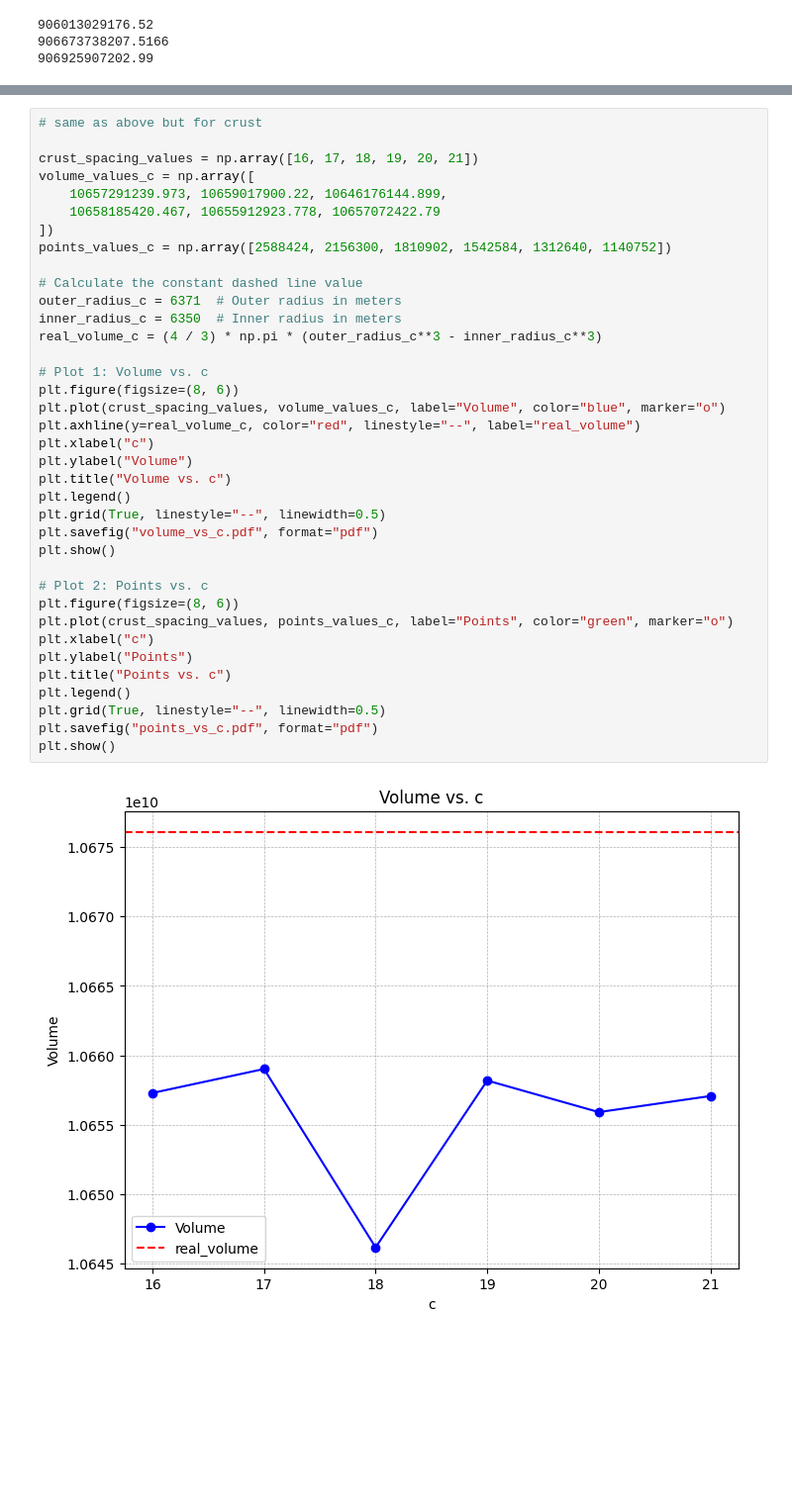
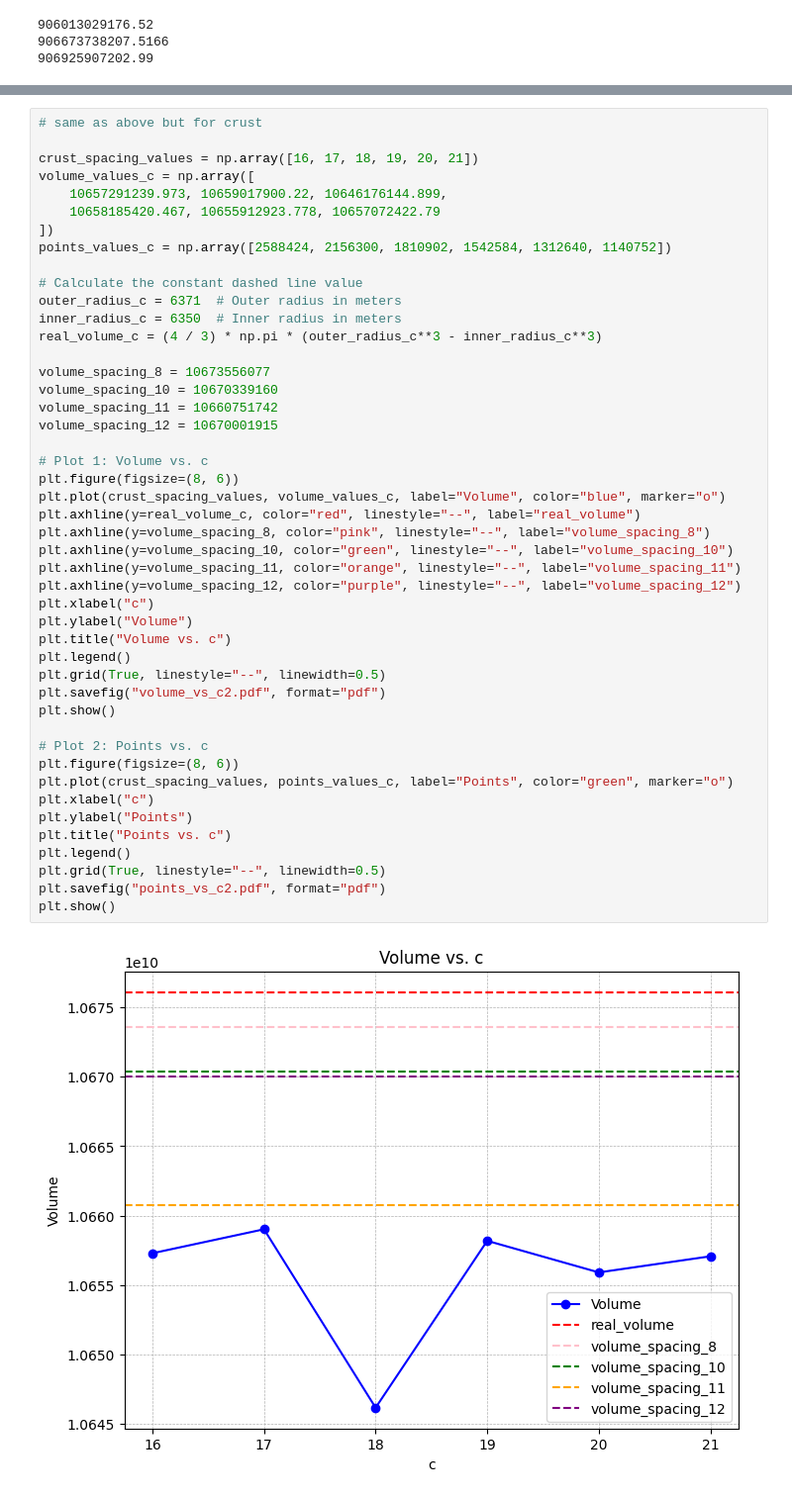
Before and after one commit to claradima/geonu_oscillation, a Jupyter notebook: scripts/scratch.ipynb, the cells around one changed output, grey strips where cells are left out. Shown at 99% size. Drawn from its saved outputs; the diff is of its cells as text; blank space fills up the shorter version.

```diff
--- a/scripts/scratch.ipynb
+++ b/scripts/scratch.ipynb
@@ -743,36 +743,45 @@ volume_values_c = np.array([
     10658185420.467, 10655912923.778, 10657072422.79
 ])
 points_values_c = np.array([2588424, 2156300, 1810902, 1542584, 1312640, 1140752])
 
 # Calculate the constant dashed line value
 outer_radius_c = 6371  # Outer radius in meters
 inner_radius_c = 6350  # Inner radius in meters
 real_volume_c = (4 / 3) * np.pi * (outer_radius_c**3 - inner_radius_c**3)
 
+volume_spacing_8 = 10673556077
+volume_spacing_10 = 10670339160
+volume_spacing_11 = 10660751742
+volume_spacing_12 = 10670001915
+
 # Plot 1: Volume vs. c
 plt.figure(figsize=(8, 6))
 plt.plot(crust_spacing_values, volume_values_c, label="Volume", color="blue", marker="o")
 plt.axhline(y=real_volume_c, color="red", linestyle="--", label="real_volume")
+plt.axhline(y=volume_spacing_8, color="pink", linestyle="--", label="volume_spacing_8")
+plt.axhline(y=volume_spacing_10, color="green", linestyle="--", label="volume_spacing_10")
+plt.axhline(y=volume_spacing_11, color="orange", linestyle="--", label="volume_spacing_11")
+plt.axhline(y=volume_spacing_12, color="purple", linestyle="--", label="volume_spacing_12")
 plt.xlabel("c")
 plt.ylabel("Volume")
 plt.title("Volume vs. c")
 plt.legend()
 plt.grid(True, linestyle="--", linewidth=0.5)
-plt.savefig("volume_vs_c.pdf", format="pdf")
+plt.savefig("volume_vs_c2.pdf", format="pdf")
 plt.show()
 
 # Plot 2: Points vs. c
 plt.figure(figsize=(8, 6))
 plt.plot(crust_spacing_values, points_values_c, label="Points", color="green", marker="o")
 plt.xlabel("c")
 plt.ylabel("Points")
 plt.title("Points vs. c")
 plt.legend()
 plt.grid(True, linestyle="--", linewidth=0.5)
-plt.savefig("points_vs_c.pdf", format="pdf")
+plt.savefig("points_vs_c2.pdf", format="pdf")
 plt.show()
 # %% [output]
-[figure, old version]
+[figure, new version]
 [figure]
 # %%
 # The crust volume is consistently lower than the real crust volume!!! That is an issue -> must prioritize making a finer grid for crust, using disk space maybe
```
Also changed, not shown: parts of 4 cells of this notebook, 44 other files.
